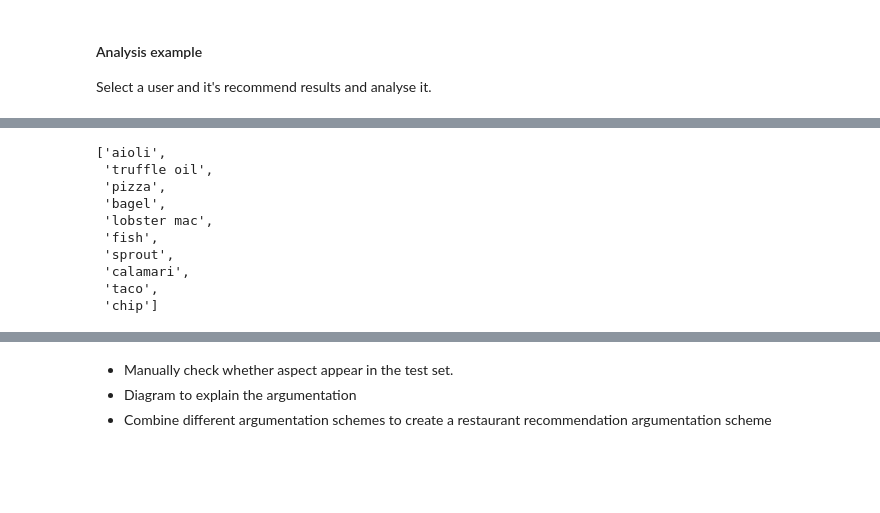
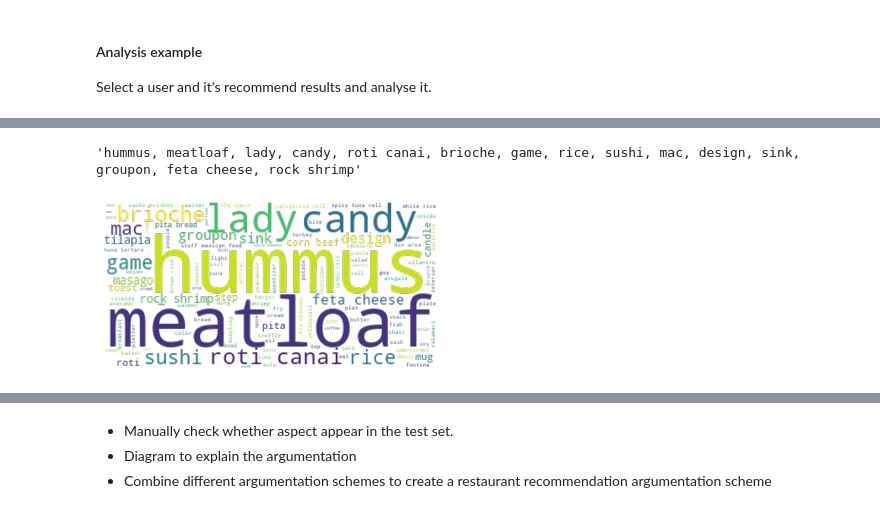
Before and after one commit to FengfanHu/Summer-project, a Jupyter notebook: 3.Model.ipynb, the cells around one changed output, grey strips where cells are left out. Drawn from its saved outputs; the diff is of its cells as text; code cells hidden in the pictures; blank space fills up the shorter version.

```diff
--- a/3.Model.ipynb
+++ b/3.Model.ipynb
@@ -48,12 +113,16 @@ def getScore(sentiment):
     else:
         return 0;
 
+def lemmatizeAspect(aspect):
+    tokens = [ lemma.lemmatize(lemma.lemmatize(token, pos='v'), pos='n') for token in aspect.split(' ')];
+    return ' '.join(tokens);
+
 def reviewAspects(dic):
     def inner(aspect_polarity_pairs):
         for pair in aspect_polarity_pairs:
             aspects, sentiments = pair['aspect'], pair['sentiment'];
             for i, aspect in enumerate(aspects):
-                aspect = lemma.lemmatize(lemma.lemmatize(aspect, pos='v'), pos='n');
+                aspect = lemmatizeAspect(aspect);
                 dic[aspect][0] += getScore(sentiments[i]);
                 if sentiments[i] == 'Positive':
                     dic[aspect][1] += 1;
@@ -314,5 +425,5 @@ def getReviewWithAspect(rid, aspect):
 
 Select a user and it's recommend results and analyse it.
 # %%
-selected_user = user_ids[1];
-top_1_rest = list(user_restaurant_rs_scores[selected_user].keys())[0];
+selected_user = user_ids[2];
+top5_restaurant = list(user_restaurant_rs_scores_3[selected_user].keys())[:5];
@@ -332,13 +478,4 @@ list(analyseScores(user_restaurant_rs_scores[selected_user][top_1_rest][1]).item
 # %%
-list(user_importance[selected_user])[:10]
+', '.join(list(user_importance[selected_user])[:15])
 # %% [output]
-['aioli',
- 'truffle oil',
- 'pizza',
- 'bagel',
- 'lobster mac',
- 'fish',
- 'sprout',
- 'calamari',
- 'taco',
- 'chip']
+'hummus, meatloaf, lady, candy, roti canai, brioche, game, rice, sushi, mac, design, sink, groupon, feta cheese, rock shrimp'
@@ -344,0 +485,8 @@ list(user_importance[selected_user])[:10]
+# %%
+wc = WordCloud(background_color=None, mode="RGBA")
+wc.generate_from_frequencies(user_importance[selected_user])
+plt.imshow(wc, interpolation="bilinear")
+plt.axis('off')
+plt.show()
+# %% [output]
+[figure, added]
```
Also changed, not shown: parts of 76 cells of this notebook, 2 other files.
